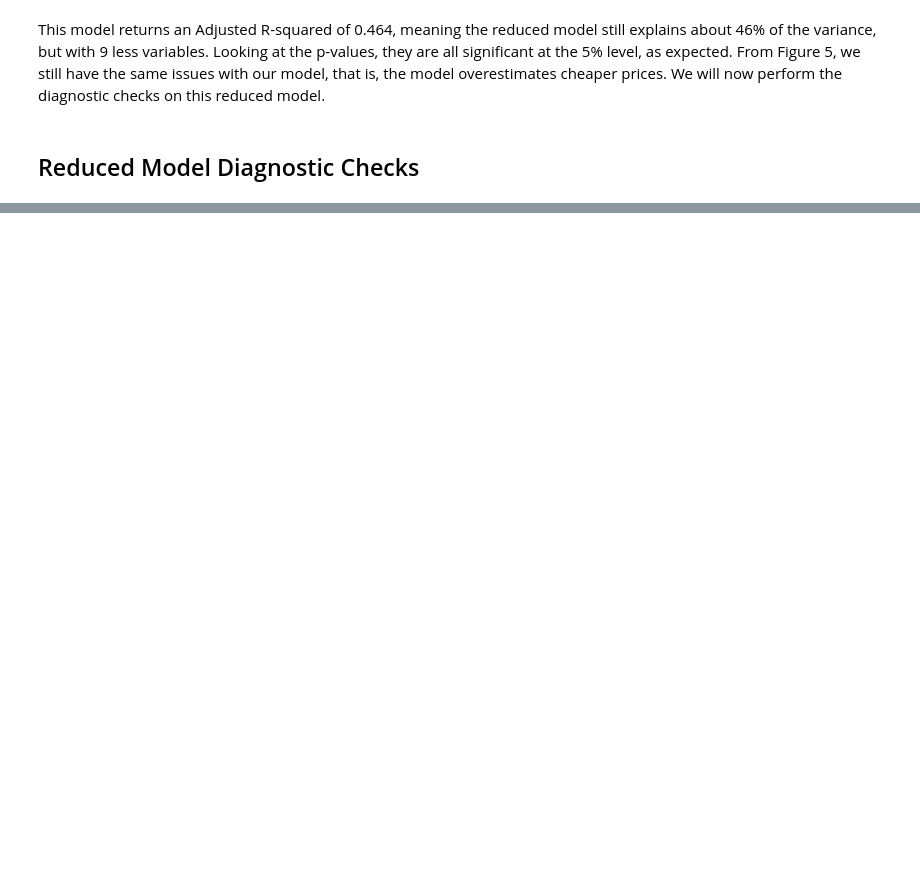
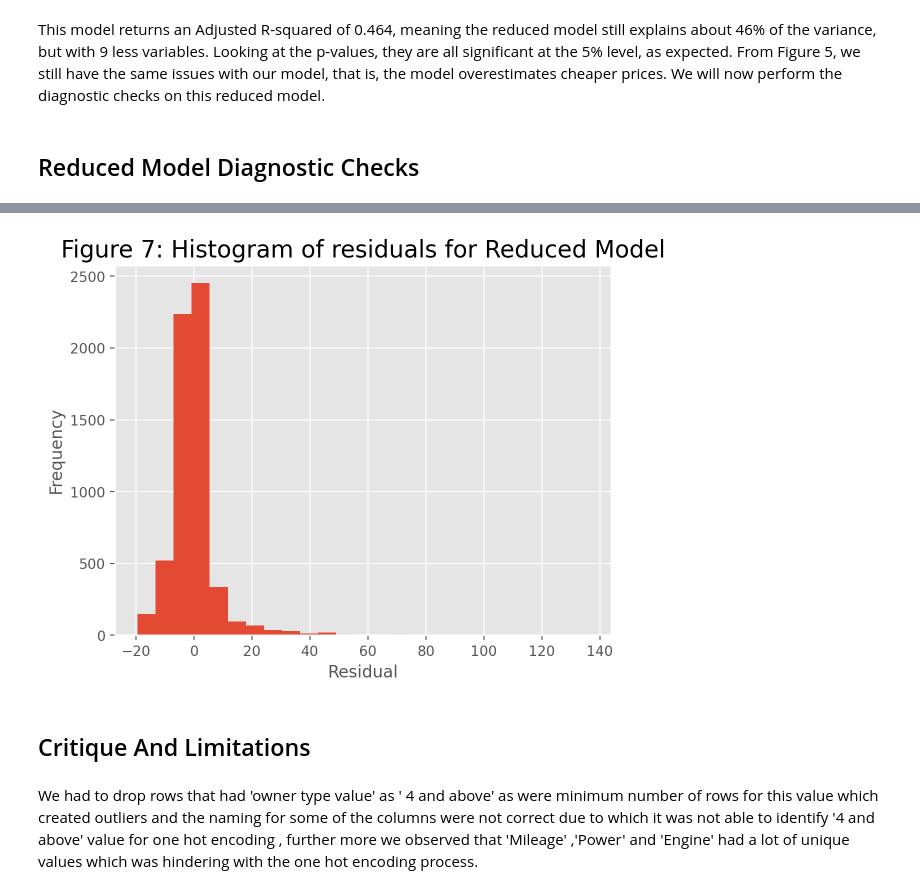
Before and after one commit to mayankthakkar17/MATHS_2_GROUP_11, a Jupyter notebook: maths2_phase2_grp11.ipynb, the cells around one changed output, grey strips where cells are left out. Drawn from its saved outputs; the diff is of its cells as text; code cells hidden in the pictures; blank space fills up the shorter version.

```diff
--- a/maths2_phase2_grp11.ipynb
+++ b/maths2_phase2_grp11.ipynb
@@ -410,0 +413,12 @@ plt.show()
+# %%
+plt.hist(residuals_reduced['residual'], bins = 25);
+plt.xlabel('Residual');
+plt.ylabel('Frequency');
+plt.title('Figure 7: Histogram of residuals for Reduced Model', fontsize = 17)
+plt.show();
+# %% [output]
+[figure, added]
+# %% [markdown]
+## Critique And Limitations <a id='reduced_model_diagnostic_checks'></a>
+# %% [markdown]
+We had to drop rows that had 'owner type value' as ' 4 and above' as were minimum number of rows for this value which created outliers and the naming for some of the columns were not correct due to which it was not able to identify '4 and above' value for one hot encoding , further more we observed that 'Mileage' ,'Power' and 'Engine' had a lot of unique values which was hindering with the one hot encoding process.
```
Also changed, not shown: parts of 8 cells of this notebook.
